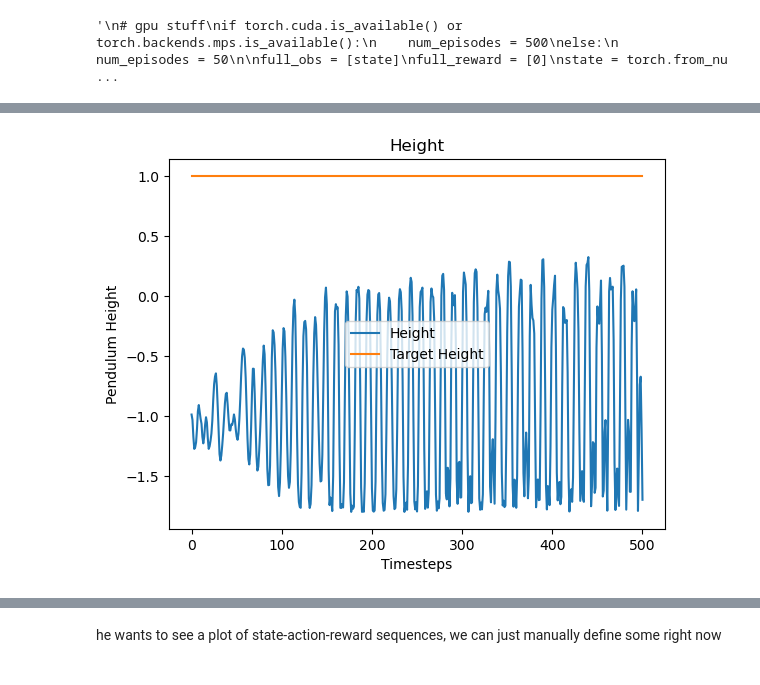
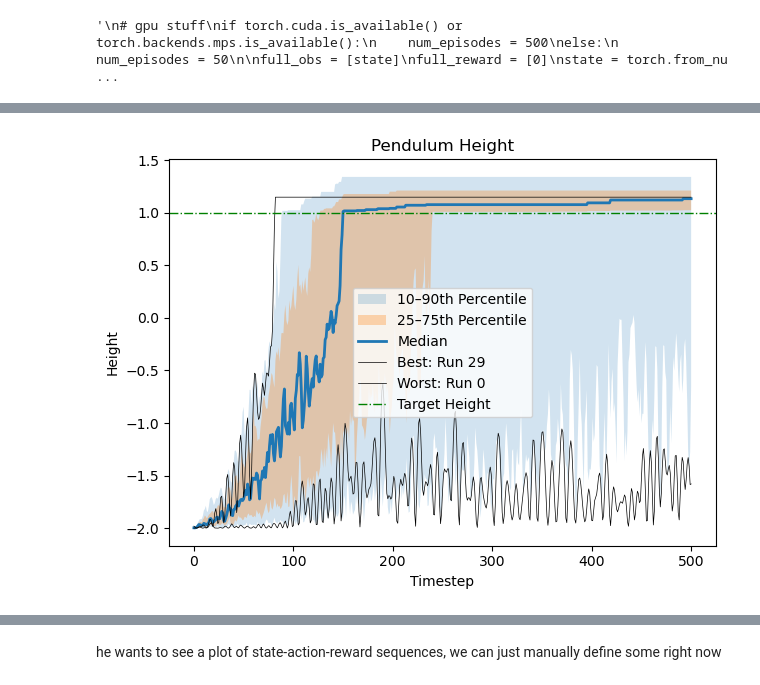
Before and after one commit to Stephen225/ML_class, a Jupyter notebook: project.ipynb, the cells around one changed output, grey strips where cells are left out. Saved outputs shown, nothing was run; the diff lists cells and outputs as text; code cells hidden in the pictures.

```diff
--- a/project.ipynb
+++ b/project.ipynb
@@ -333,5 +335,7 @@ hyper = Hypers(num_episodes=num_episodes)
 full_run(hyper)
 hyper2 = Hypers(BATCH_SIZE = 100,num_episodes = num_episodes)
 full_run(hyper2)
-#full_obs = torch.stack(full_obs)
+
+full_obs = torch.stack(full_obs)
+full_durations = torch.stack(full_durations)
 # %% [output]
@@ -489,0 +391,6 @@ AttributeError: 'list' object has no attribute 'shape'
+# %%
+full_obs_np = np.array(full_obs)
+print(full_obs_np.shape)
+
+epn = np.array(full_durations[0])
+print(epn.shape)
@@ -490,44 +406,63 @@ AttributeError: 'list' object has no attribute 'shape'
 # %%
 %matplotlib inline
 
-full_obs_np = np.array(full_obs[0][0])
+full_obs_np = np.array(full_obs, dtype=np.float32)
 #full_reward = [int(full_reward[i]) for i in range(len(full_reward))]
 # height = -(l1*cos(t1) + l2*(cos(t1)*cos(t2)-sin(t1)*sin(t2)))
 # trying to get to height = 1 (not pointing straight up, just over a designated height)
 l1 = 1
 l2 = 1 # these are set in the thingy
-height = -(l1*full_obs_np[:,0] + l2*(full_obs_np[:,0]*full_obs_np[:,1] - full_obs_np[:,2]*full_obs_np[:,3]))
+height = -(l1*full_obs_np[:,:,:,0] + l2*(full_obs_np[:,:,:,0]*full_obs_np[:,:,:,2] - full_obs_np[:,:,:,1]*full_obs_np[:,:,:,3]))
+means = np.mean(height,0)
+print(means.shape)
 
-# plot height
-plt.plot(height,label="Height")
-plt.plot(np.ones(len(height)),label="Target Height")
-plt.title("Height")
-plt.xlabel("Timesteps")
-plt.ylabel("Pendulum Height")
+for i,run in enumerate(height):
+    plt.figure()
+    epn = np.array(full_durations[i], dtype=np.float32)
+
+    #plot height
+    timesteps = np.arange(run.shape[1])
+    mean = np.median(run, axis=0)
+    p25, p75 = np.percentile(run, [25, 75], axis=0)
+    p10, p90 = np.percentile(run, [10, 90], axis=0)
+    best = run[np.argmin(epn)]
+    worst = run[np.argmax(epn)]
+
+    fig, ax = plt.subplots()
+
+    ax.fill_between(timesteps, p10, p90, alpha=0.2, label='10–90th Percentile')
+    ax.fill_between(timesteps, p25, p75, alpha=0.3, label='25–75th Percentile')
+    ax.plot(timesteps, mean, label='Median', linewidth=2)
+    ax.plot(best, label=f'Best: Run {np.argmin(epn)}', color='black', linewidth=0.5)
+    ax.plot(worst, label=f'Worst: Run {np.argmax(epn)}', color='black', linewidth=0.5)
+    ax.axhline(y=1.0, color='green', linestyle='-.', linewidth=1, label='Target Height')
+
+    ax.set_xlabel("Timestep")
+    ax.set_ylabel("Height")
+    ax.set_title("Pendulum Height")
+    ax.legend()
+    plt.tight_layout()
+    plt.show()
+
+
+
+plt.figure()
+for i,run in enumerate(height):
+    epn = np.array(full_durations[i], dtype=np.float32)
+    def dec(n, lam=0.1):
+        r = math.exp(-lam)          # ratio per step
+        return r * (1 - r**n) / (1 - r)
+    test3 = [(500-1/dec(i+1)*np.sum([ep*np.exp(-0.1*(j+1)) for j,ep in enumerate(epn[0:i+1])]))/(500-100) for i in range(len(epn))]
+    plt.plot(test3, label = f'run {i}')
+plt.ylim(0,1)
+plt.ylabel('Score')
+plt.xlabel('Episodes')
+plt.title('Model Score Over Time')
 plt.legend()
 
-'''
-# plot reward
-plt.figure()
-plt.plot(full_reward)
-plt.title("Aggregated Reward")
-plt.xlabel("Timesteps")
-plt.ylabel("Total Reward")
-'''
-
-# plot cosines
-plt.figure()
-plt.title('cosines')
-plt.plot(full_obs_np[:,0],label="theta1")
-plt.plot(full_obs_np[:,2],label="theta2")
-# plot sines
-plt.figure()
-plt.title('sines')
-plt.plot(full_obs_np[:,1],label="theta1")
-plt.plot(full_obs_np[:,3],label="theta2")
-# plot angular velocities
-plt.figure()
-plt.title("angular velocities")
-plt.plot(full_obs_np[:,4],label="theta1")
-plt.plot(full_obs_np[:,5],label="theta2")
+def score(epn):
+    epn = np.array(epn)
+    return (500-1/dec(len(epn)+1)*np.sum([ep*np.exp(-0.1*(j+1)) for j,ep in enumerate(epn)]))/(500-100)
+scores = [score(run) for run in full_durations]
+print(scores)
 # %% [output]
@@ -535 +471 @@ plt.plot(full_obs_np[:,5],label="theta2")
-[figure, old version]
+[figure, new version]
```
Also changed, not shown: parts of 9 cells of this notebook, 4 other files.
